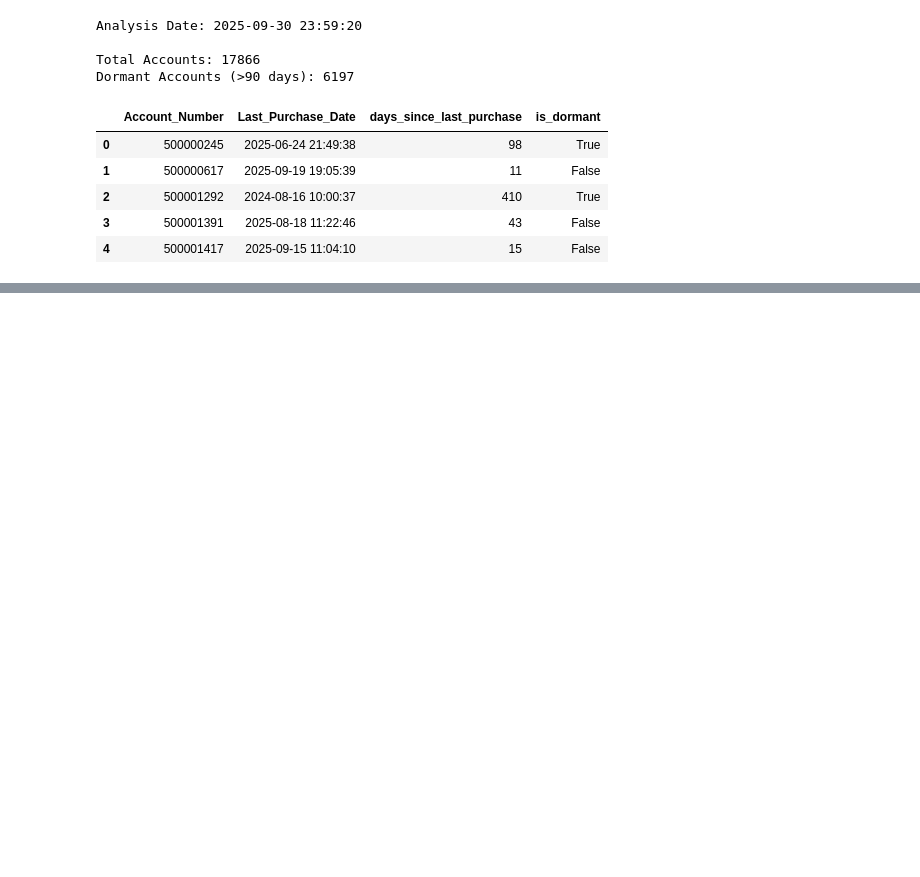
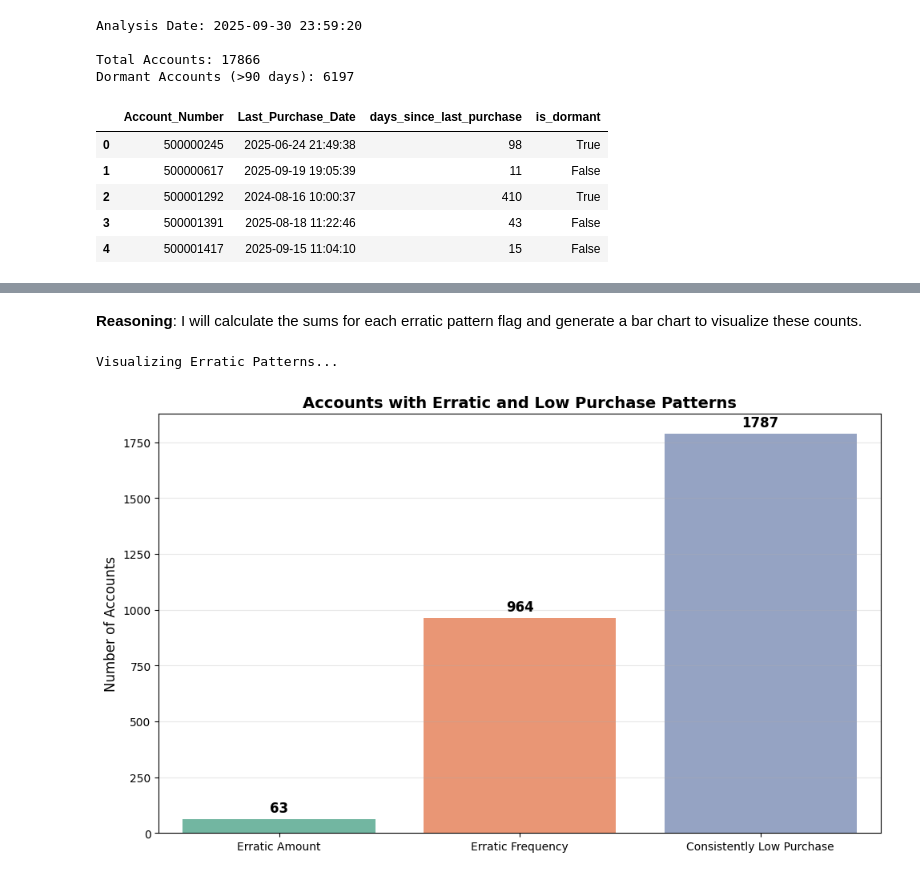
Before and after one commit to hmnaz213/native, a Jupyter notebook: prepaid_data_analysis.ipynb, the cells around one changed output, grey strips where cells are left out. Saved outputs shown, nothing was run; the diff lists cells and outputs as text; code cells hidden in the pictures; blank space fills up the shorter version.

```diff
--- a/prepaid_data_analysis.ipynb
+++ b/prepaid_data_analysis.ipynb
@@ -355,0 +637,34 @@ Dormant Accounts (>90 days): 6197
+# %% [markdown]
+**Reasoning**:
+I will calculate the sums for each erratic pattern flag and generate a bar chart to visualize these counts.
+# %%
+import matplotlib.pyplot as plt
+import seaborn as sns
+
+print("Visualizing Erratic Patterns...")
+
+# Calculate counts
+count_erratic_amount = erratic_patterns_df['erratic_amount'].sum()
+count_erratic_frequency = erratic_patterns_df['erratic_frequency'].sum()
+count_low_purchase = erratic_patterns_df['low_purchase'].sum()
+
+# Prepare data for plotting
+categories = ['Erratic Amount', 'Erratic Frequency', 'Consistently Low Purchase']
+counts = [count_erratic_amount, count_erratic_frequency, count_low_purchase]
+
+# Create bar chart
+plt.figure(figsize=(10, 6))
+sns.barplot(x=categories, y=counts, hue=categories, palette='Set2', legend=False)
+plt.title('Accounts with Erratic and Low Purchase Patterns', fontsize=14, fontweight='bold')
+plt.ylabel('Number of Accounts', fontsize=12)
+plt.grid(axis='y', alpha=0.3)
+
+# Add value labels on top of bars
+for i, count in enumerate(counts):
+    plt.text(i, count + max(counts)*0.01, str(count), ha='center', va='bottom', fontsize=12, fontweight='bold')
+
+plt.tight_layout()
+plt.show()
+# %% [output]
+Visualizing Erratic Patterns...
+[figure, added]
```
Also changed, not shown: parts of 126 cells of this notebook.
